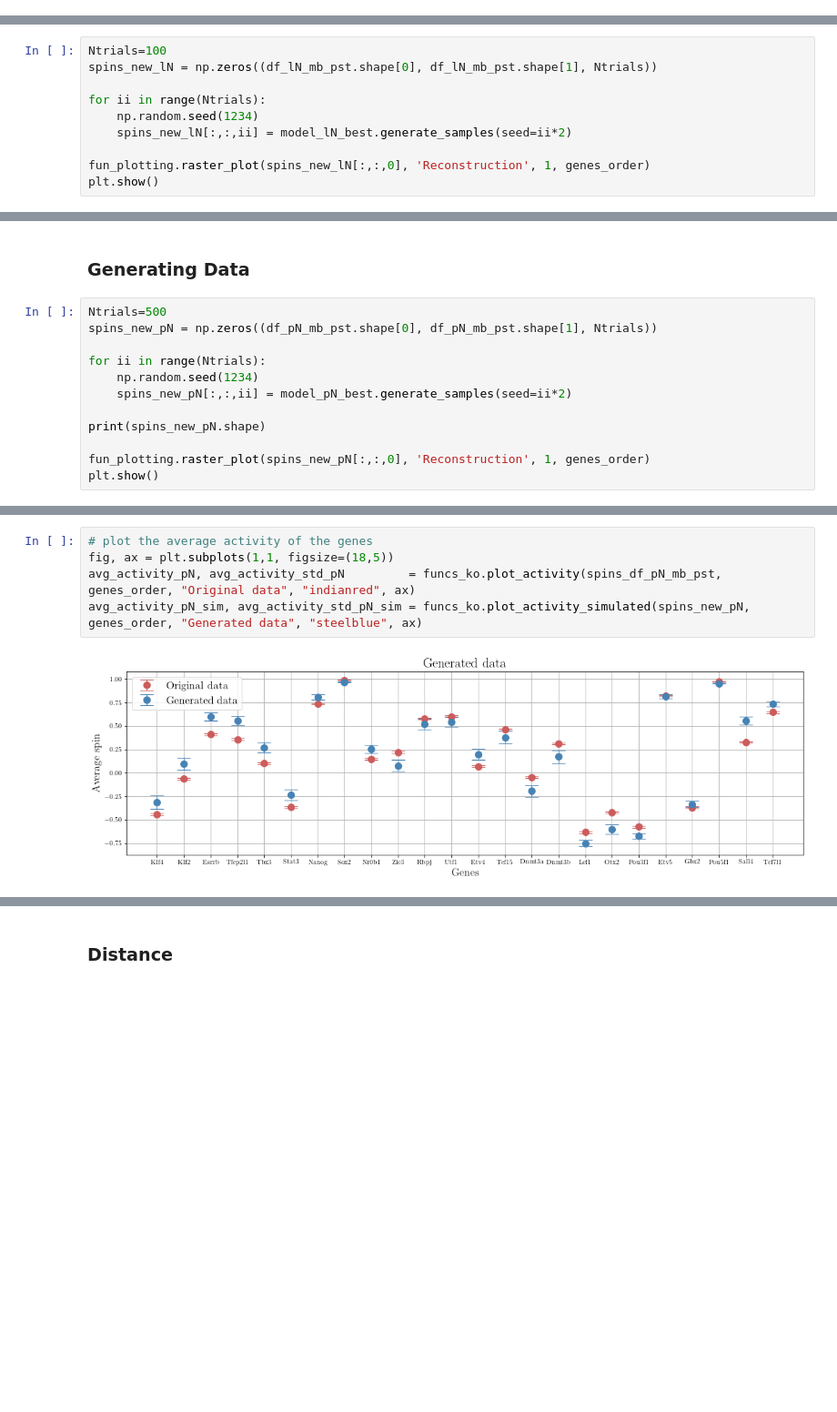
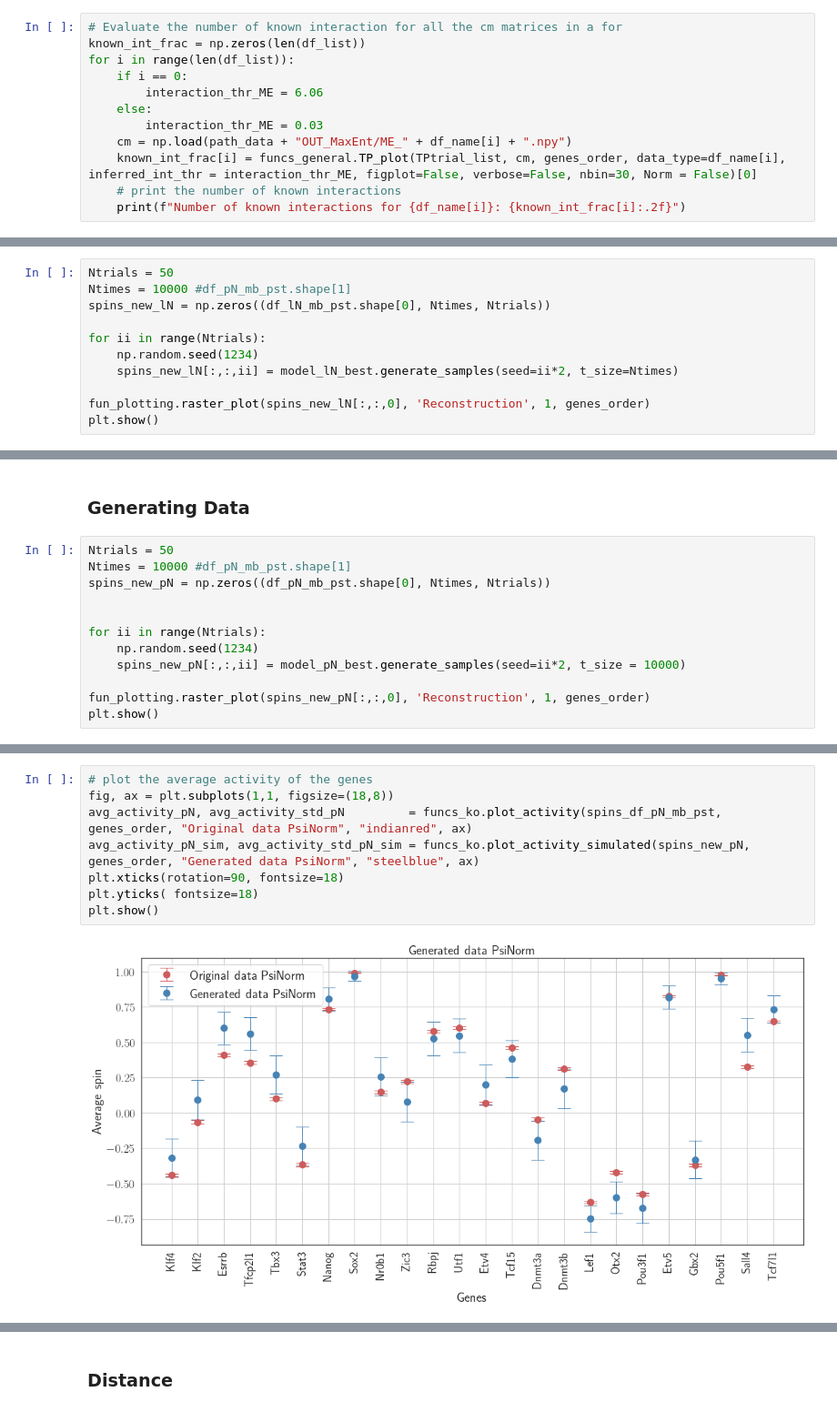
Before and after one commit to CleliaCorridori/GRN_Inference_CODE, a Jupyter notebook: Models_Evaluation.ipynb, the cells around one changed output, grey strips where cells are left out. Shown at 91% size. Drawn from its saved outputs; the diff is of its cells as text; blank space fills up the shorter version.

```diff
--- a/Models_Evaluation.ipynb
+++ b/Models_Evaluation.ipynb
@@ -373,0 +360,12 @@ Number of known interactions for  PsiNorm + PST + MB : 0.6666666666666666
+# %%
+# Evaluate the number of known interaction for all the cm matrices in a for
+known_int_frac = np.zeros(len(df_list))
+for i in range(len(df_list)):
+    if i == 0:
+        interaction_thr_ME = 6.06
+    else:
+        interaction_thr_ME = 0.03
+    cm = np.load(path_data + "OUT_MaxEnt/ME_" + df_name[i] + ".npy")
+    known_int_frac[i] = funcs_general.TP_plot(TPtrial_list, cm, genes_order, data_type=df_name[i], inferred_int_thr = interaction_thr_ME, figplot=False, verbose=False, nbin=30, Norm = False)[0]
+    # print the number of known interactions
+    print(f"Number of known interactions for {df_name[i]}: {known_int_frac[i]:.2f}")
@@ -447,12 +455,13 @@ TP ints values:
 # %% [markdown]
 ### Generating Data
 # %%
-Ntrials=100
-spins_new_lN = np.zeros((df_lN_mb_pst.shape[0], df_lN_mb_pst.shape[1], Ntrials))
+Ntrials = 50
+Ntimes = 10000 #df_pN_mb_pst.shape[1]
+spins_new_lN = np.zeros((df_lN_mb_pst.shape[0], Ntimes, Ntrials))
 
 for ii in range(Ntrials):
     np.random.seed(1234)
-    spins_new_lN[:,:,ii] = model_lN_best.generate_samples(seed=ii*2)
+    spins_new_lN[:,:,ii] = model_lN_best.generate_samples(seed=ii*2, t_size=Ntimes)
 
 fun_plotting.raster_plot(spins_new_lN[:,:,0], 'Reconstruction', 1, genes_order)
 plt.show()
@@ -679,14 +705,14 @@ TP ints values:
 # %% [markdown]
 ### Generating Data
 # %%
-Ntrials=500
-spins_new_pN = np.zeros((df_pN_mb_pst.shape[0], df_pN_mb_pst.shape[1], Ntrials))
+Ntrials = 50
+Ntimes = 10000 #df_pN_mb_pst.shape[1]
+spins_new_pN = np.zeros((df_pN_mb_pst.shape[0], Ntimes, Ntrials))
+
 
 for ii in range(Ntrials):
     np.random.seed(1234)
-    spins_new_pN[:,:,ii] = model_pN_best.generate_samples(seed=ii*2)
-
-print(spins_new_pN.shape)
+    spins_new_pN[:,:,ii] = model_pN_best.generate_samples(seed=ii*2, t_size = 10000)
 
 fun_plotting.raster_plot(spins_new_pN[:,:,0], 'Reconstruction', 1, genes_order)
 plt.show()
@@ -696,10 +721,13 @@ plt.show()
 # %%
 # plot the average activity of the genes
-fig, ax = plt.subplots(1,1, figsize=(18,5))
-avg_activity_pN, avg_activity_std_pN         = funcs_ko.plot_activity(spins_df_pN_mb_pst, genes_order, "Original data", "indianred", ax)
-avg_activity_pN_sim, avg_activity_std_pN_sim = funcs_ko.plot_activity_simulated(spins_new_pN, genes_order, "Generated data", "steelblue", ax)
+fig, ax = plt.subplots(1,1, figsize=(18,8))
+avg_activity_pN, avg_activity_std_pN         = funcs_ko.plot_activity(spins_df_pN_mb_pst, genes_order, "Original data PsiNorm", "indianred", ax)
+avg_activity_pN_sim, avg_activity_std_pN_sim = funcs_ko.plot_activity_simulated(spins_new_pN, genes_order, "Generated data PsiNorm", "steelblue", ax)
+plt.xticks(rotation=90, fontsize=18)
+plt.yticks( fontsize=18)
+plt.show()
 # %% [output]
-[figure, old version]
+[figure, new version]
 # %%
 # number of sigma considered
 N_sigma = 3
```
Also changed, not shown: parts of 83 cells of this notebook, 7 other files.
